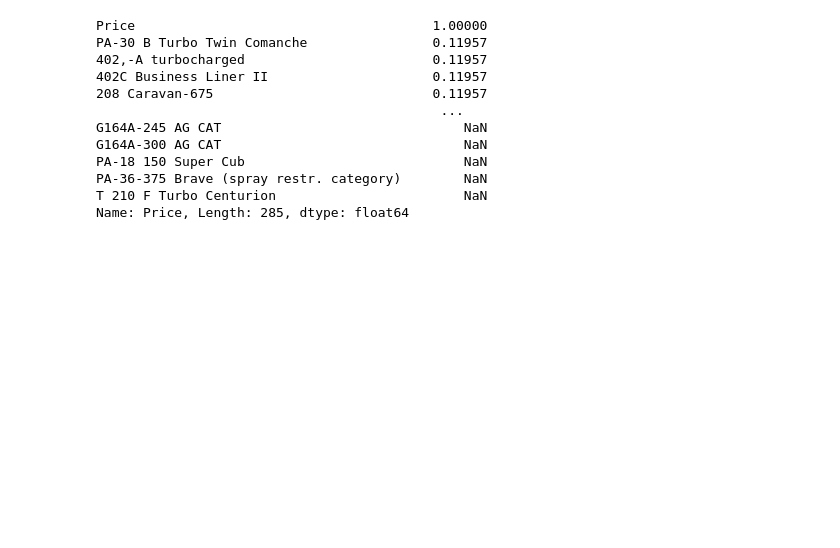
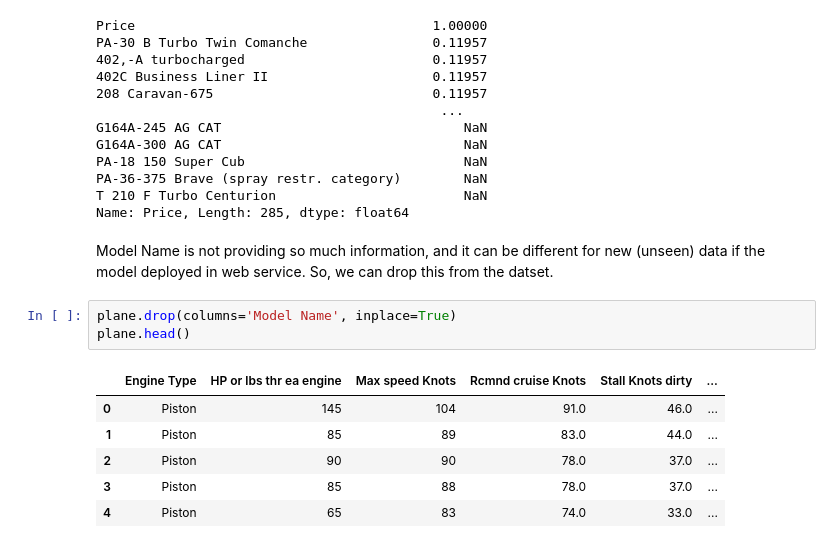
Before and after one commit to mirzaaa101/Airplane-Price-Prediction-Using-Regression-Techniques, a Jupyter notebook: Airplane-Price-Prediction.ipynb, the cells around one changed output. Cells and saved outputs as stored; diff of their text form; blank space fills up the shorter version.

```diff
--- a/Airplane-Price-Prediction.ipynb
+++ b/Airplane-Price-Prediction.ipynb
@@ -208,3 +208,15 @@ PA-18 150 Super Cub                            NaN
 PA-36-375 Brave (spray restr. category)        NaN
 T 210 F Turbo Centurion                        NaN
 Name: Price, Length: 285, dtype: float64
+# %% [markdown]
+Model Name is not providing so much information, and it can be different for new (unseen) data if the model deployed in web service. So, we can drop this from the datset.
+# %%
+plane.drop(columns='Model Name', inplace=True)
+plane.head()
+# %% [output]
+|  | Engine Type | HP or lbs thr ea engine | Max speed Knots | Rcmnd cruise Knots | Stall Knots dirty | ... |
+| 0 | Piston | 145 | 104 | 91.0 | 46.0 | ... |
+| 1 | Piston | 85 | 89 | 83.0 | 44.0 | ... |
+| 2 | Piston | 90 | 90 | 78.0 | 37.0 | ... |
+| 3 | Piston | 85 | 88 | 78.0 | 37.0 | ... |
+| 4 | Piston | 65 | 83 | 74.0 | 33.0 | ... |
```
Also changed, not shown: parts of 32 cells of this notebook.
